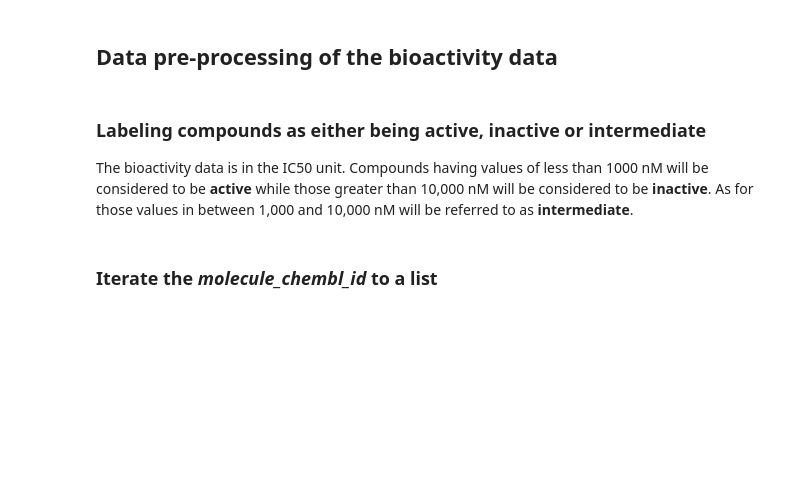
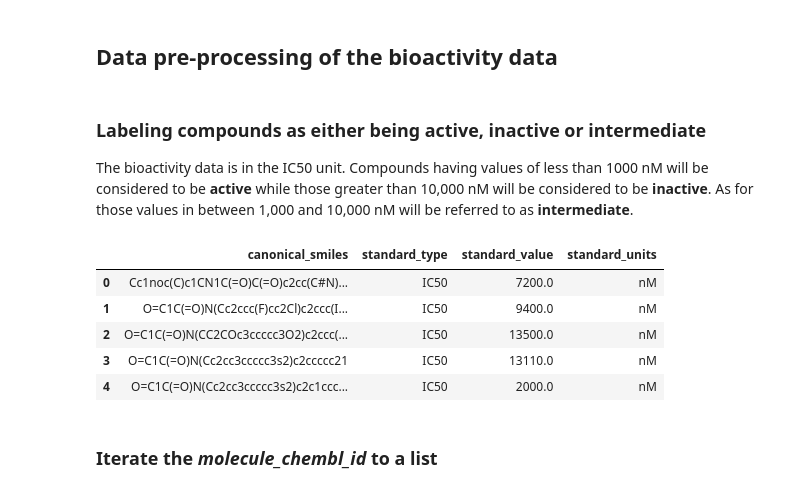
Before and after one commit to ngoanhtu972507-maker/Bio-informatics-data-analysis, a Jupyter notebook: python/CDD_ML_Part_1_bioactivity_data.ipynb, the cells around one changed output. Saved outputs shown, nothing was run; the diff lists cells and outputs as text; code cells hidden in the pictures; blank space fills up the shorter version.

```diff
--- a/python/CDD_ML_Part_1_bioactivity_data.ipynb
+++ b/python/CDD_ML_Part_1_bioactivity_data.ipynb
@@ -177,6 +178,15 @@ Apparently, for this dataset there is no missing data. But we can use the above
 # %% [markdown]
 ### **Labeling compounds as either being active, inactive or intermediate**
 The bioactivity data is in the IC50 unit. Compounds having values of less than 1000 nM will be considered to be **active** while those greater than 10,000 nM will be considered to be **inactive**. As for those values in between 1,000 and 10,000 nM will be referred to as **intermediate**.
+# %%
+df2[['canonical_smiles', 'standard_type', 'standard_value', 'standard_units']].head()
+# %% [output]
+|  | canonical_smiles | standard_type | standard_value | standard_units |
+| 0 | Cc1noc(C)c1CN1C(=O)C(=O)c2cc(C#N)... | IC50 | 7200.0 | nM |
+| 1 | O=C1C(=O)N(Cc2ccc(F)cc2Cl)c2ccc(I... | IC50 | 9400.0 | nM |
+| 2 | O=C1C(=O)N(CC2COc3ccccc3O2)c2ccc(... | IC50 | 13500.0 | nM |
+| 3 | O=C1C(=O)N(Cc2cc3ccccc3s2)c2ccccc21 | IC50 | 13110.0 | nM |
+| 4 | O=C1C(=O)N(Cc2cc3ccccc3s2)c2c1ccc... | IC50 | 2000.0 | nM |
 # %%
 bioactivity_class = []
 for i in df2.standard_value:
```
Also changed, not shown: parts of 6 cells of this notebook.
